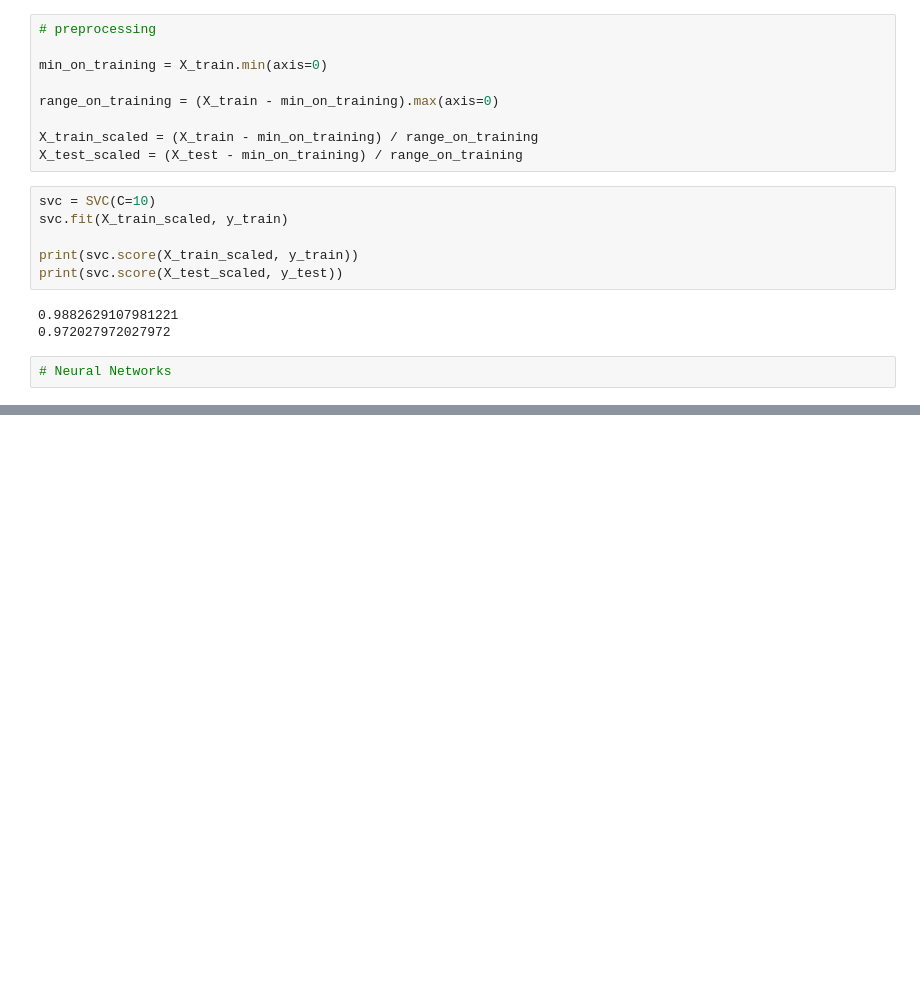
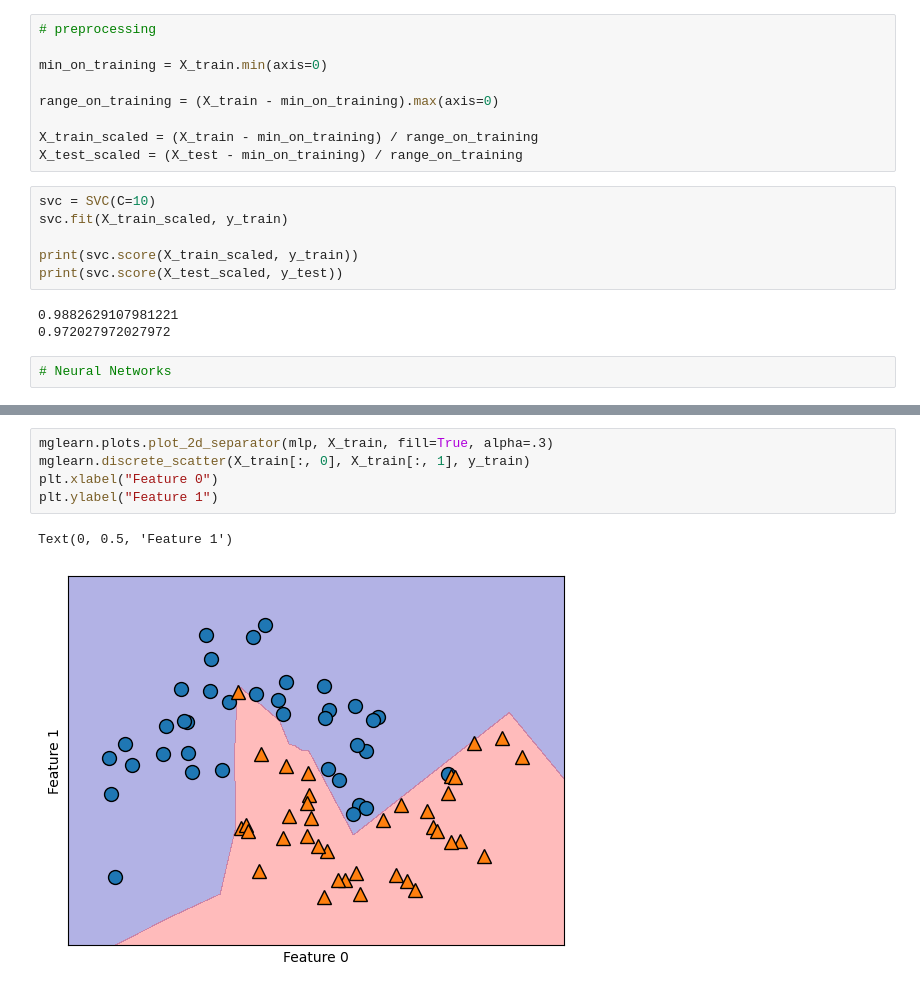
Before and after one commit to jim-franklin/intro_to_ml_with_python, a Jupyter notebook: Chapter_2/Chapter_2.ipynb, the cells around one changed output, grey strips where cells are left out. Saved outputs shown, nothing was run; the diff lists cells and outputs as text; blank space fills up the shorter version.

```diff
--- a/Chapter_2/Chapter_2.ipynb
+++ b/Chapter_2/Chapter_2.ipynb
@@ -614,0 +672,8 @@ print(svc.score(X_test_scaled, y_test))
+# %%
+mglearn.plots.plot_2d_separator(mlp, X_train, fill=True, alpha=.3)
+mglearn.discrete_scatter(X_train[:, 0], X_train[:, 1], y_train)
+plt.xlabel("Feature 0")
+plt.ylabel("Feature 1")
+# %% [output]
+Text(0, 0.5, 'Feature 1')
+[figure, added]
```
Also changed, not shown: parts of 14 cells of this notebook.
